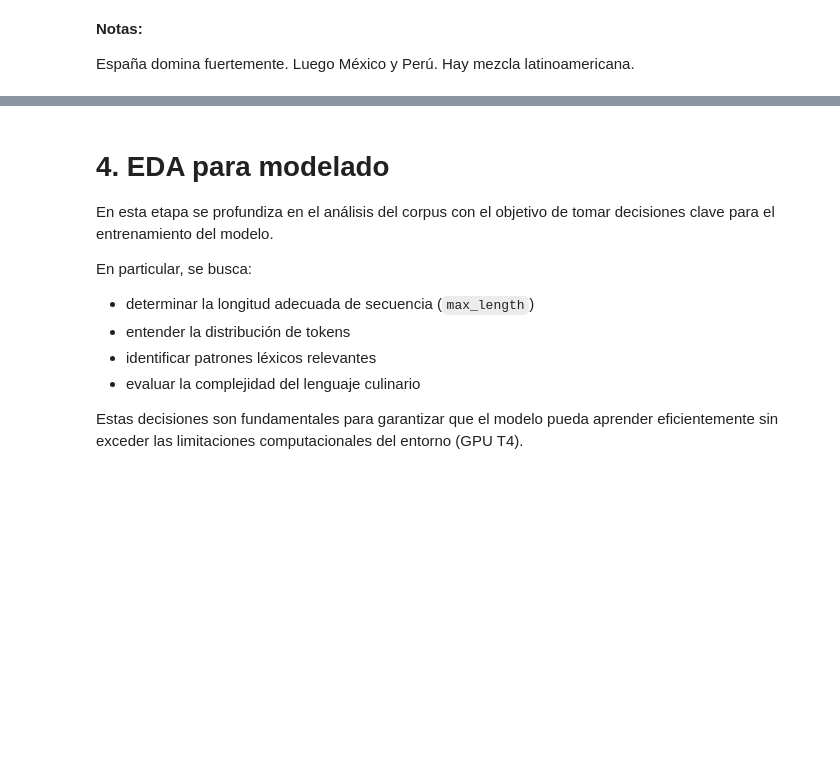
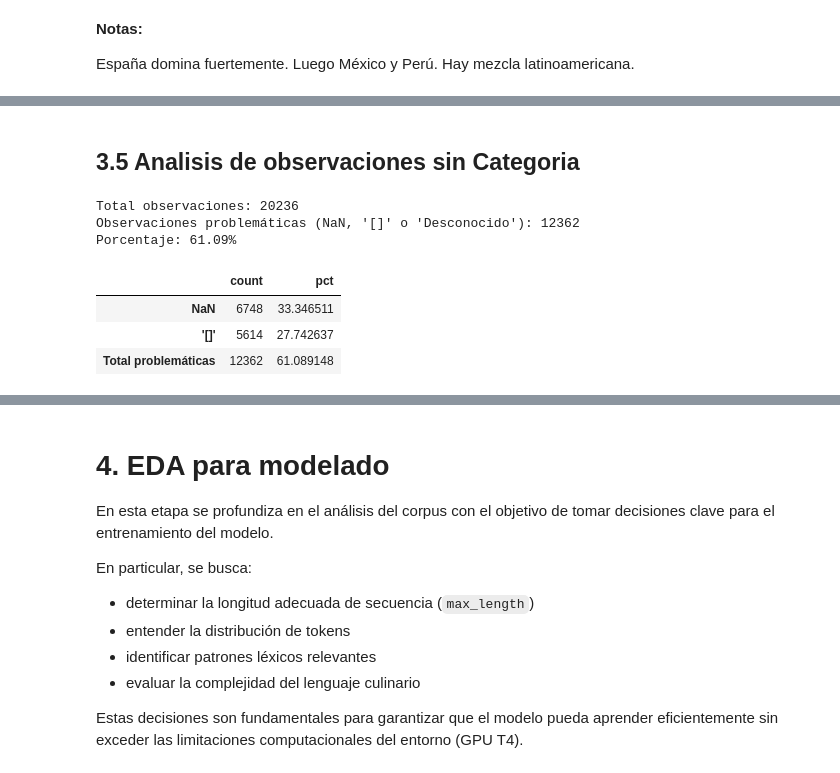
Before and after one commit to jhonattanreales21/nlp_icesi, a Jupyter notebook: unidad_5/Cano_Reales_text_generation_gpt.ipynb, the cells around one changed output, grey strips where cells are left out. Drawn from its saved outputs; the diff is of its cells as text; code cells hidden in the pictures; blank space fills up the shorter version.

```diff
--- a/unidad_5/Cano_Reales_text_generation_gpt.ipynb
+++ b/unidad_5/Cano_Reales_text_generation_gpt.ipynb
@@ -440,0 +480,40 @@ España domina fuertemente. Luego México y Perú. Hay mezcla latinoamericana.
+# %% [markdown]
+## 3.5 Analisis de observaciones sin Categoria
+# %%
+## Identificar el porcentaje de observaciones con categorias en nulo ([]) o "Desconocido"
+categoria = df_raw["Categoria"].astype("string").str.strip()
+
+mask_nan = df_raw["Categoria"].isna()
+mask_empty_list = categoria.eq("[]")
+
+#
+n_problem = (mask_nan | mask_empty_list).sum()
+pct_problem = 100 * n_problem / len(df_raw)
+
+print(f"Total observaciones: {len(df_raw)}")
+print(f"Observaciones problemáticas (NaN, '[]' o 'Desconocido'): {n_problem}")
+print(f"Porcentaje: {pct_problem:.2f}%")
+
+pd.DataFrame(
+    {
+        "count": [
+            mask_nan.sum(),
+            mask_empty_list.sum(),
+            n_problem,
+        ],
+        "pct": [
+            100 * mask_nan.sum() / len(df_raw),
+            100 * mask_empty_list.sum() / len(df_raw),
+            pct_problem,
+        ],
+    },
+    index=["NaN", "'[]'", "Total problemáticas"],
+)
+# %% [output]
+Total observaciones: 20236
+Observaciones problemáticas (NaN, '[]' o 'Desconocido'): 12362
+Porcentaje: 61.09%
+|  | count | pct |
+| NaN | 6748 | 33.346511 |
+| '[]' | 5614 | 27.742637 |
+| Total problemáticas | 12362 | 61.089148 |
```
Also changed, not shown: parts of 20 cells of this notebook.
